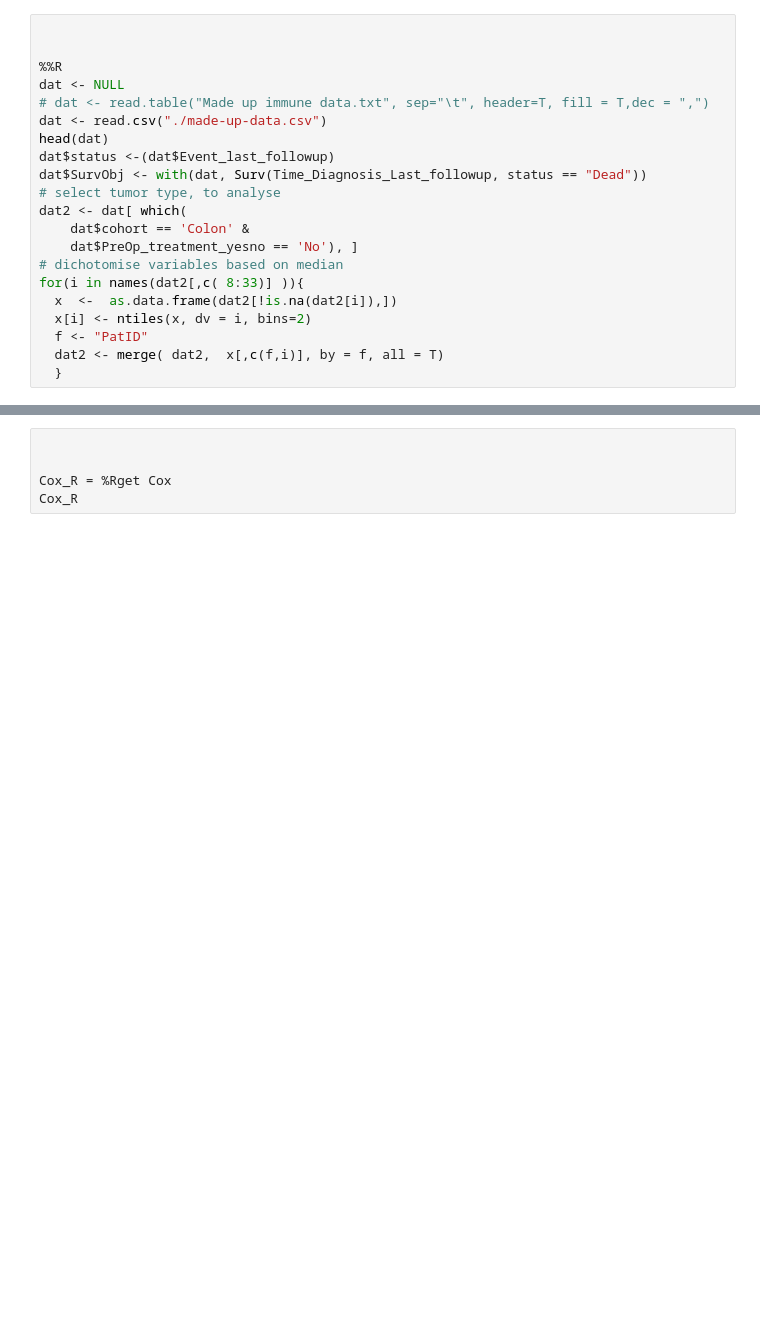
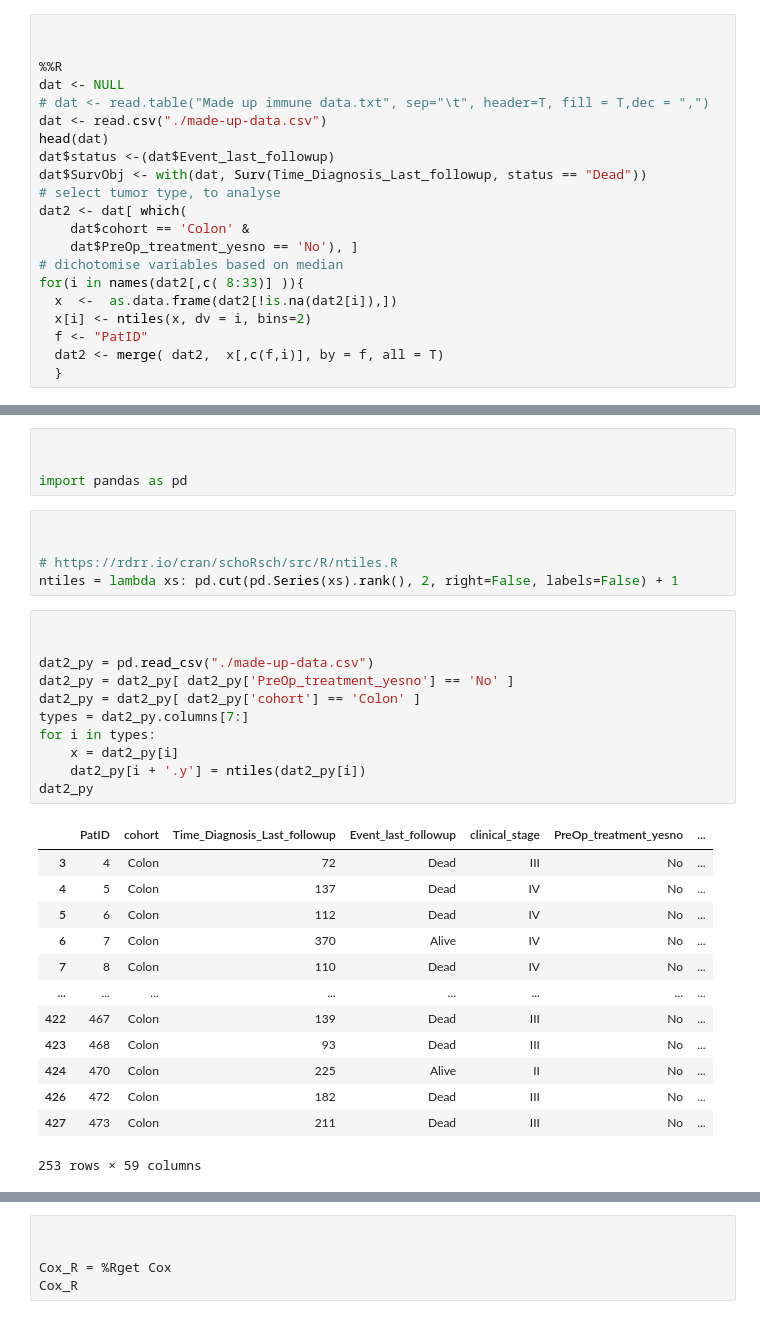
Before and after one commit to NBISweden/encam, a Jupyter notebook: forestplots.ipynb, the cells around one changed output, grey strips where cells are left out. Saved outputs shown, nothing was run; the diff lists cells and outputs as text; blank space fills up the shorter version.

```diff
--- a/forestplots.ipynb
+++ b/forestplots.ipynb
@@ -66,0 +92,34 @@ for(i in names(dat2[,c( 8:33)] )){
+# %%
+
+
+import pandas as pd
+# %%
+
+
+# https://rdrr.io/cran/schoRsch/src/R/ntiles.R
+ntiles = lambda xs: pd.cut(pd.Series(xs).rank(), 2, right=False, labels=False) + 1
+# %%
+
+
+dat2_py = pd.read_csv("./made-up-data.csv")
+dat2_py = dat2_py[ dat2_py['PreOp_treatment_yesno'] == 'No' ]
+dat2_py = dat2_py[ dat2_py['cohort'] == 'Colon' ]
+types = dat2_py.columns[7:]
+for i in types:
+    x = dat2_py[i]
+    dat2_py[i + '.y'] = ntiles(dat2_py[i])
+dat2_py
+# %% [output]
+|  | PatID | cohort | Time_Diagnosis_Last_followup | Event_last_followup | clinical_stage | PreOp_treatment_yesno | ... |
+| 3 | 4 | Colon | 72 | Dead | III | No | ... |
+| 4 | 5 | Colon | 137 | Dead | IV | No | ... |
+| 5 | 6 | Colon | 112 | Dead | IV | No | ... |
+| 6 | 7 | Colon | 370 | Alive | IV | No | ... |
+| 7 | 8 | Colon | 110 | Dead | IV | No | ... |
+| ... | ... | ... | ... | ... | ... | ... | ... |
+| 422 | 467 | Colon | 139 | Dead | III | No | ... |
+| 423 | 468 | Colon | 93 | Dead | III | No | ... |
+| 424 | 470 | Colon | 225 | Alive | II | No | ... |
+| 426 | 472 | Colon | 182 | Dead | III | No | ... |
+| 427 | 473 | Colon | 211 | Dead | III | No | ... |
+253 rows × 59 columns
```
Also changed, not shown: parts of 11 cells of this notebook, 2 other files.
